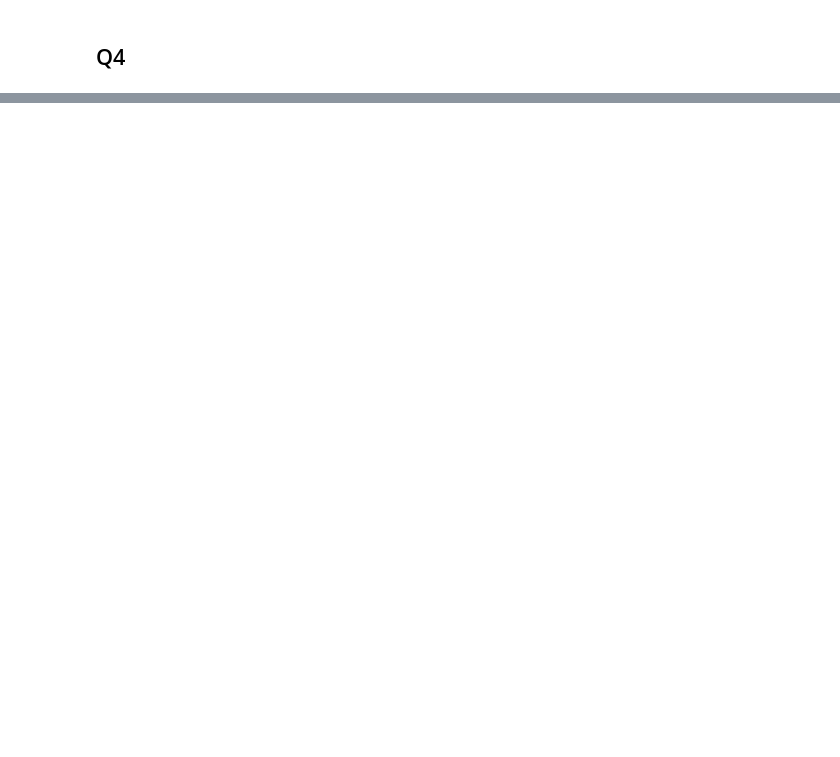
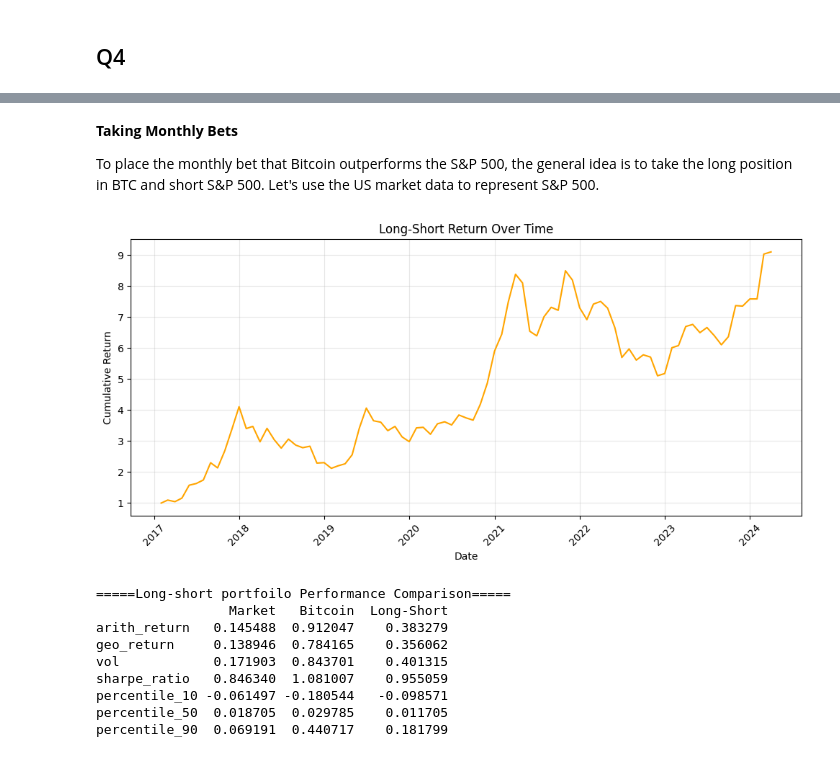
Before and after one commit to yeyechen/HKU-MFIN7037-QT, a Jupyter notebook: coursework_1.ipynb, the cells around one changed output, grey strips where cells are left out. Drawn from its saved outputs; the diff is of its cells as text; code cells hidden in the pictures; blank space fills up the shorter version.

```diff
--- a/coursework_1.ipynb
+++ b/coursework_1.ipynb
@@ -331,0 +376,47 @@ Notes:
+# %% [markdown]
+**Taking Monthly Bets**
+
+To place the monthly bet that Bitcoin outperforms the S&P 500, the general idea is to take the long position in BTC and short S&P 500. Let's use the US market data to represent S&P 500.
+# %%
+# constructing equal-weighted long-short portfolio returns
+portfolio_df = monthly_df.copy()
+portfolio_df['long_short_ret'] = 0.5*portfolio_df['btc_ret'] - 0.5*portfolio_df['mkt_ret']
+portfolio_df['long_short_cum_ret'] = (1 + portfolio_df['long_short_ret']).cumprod() - 1
+# %%
+# Plotting
+plt.figure(figsize=(10, 5))
+plt.plot(monthly_df.index, portfolio_df['long_short_cum_ret'] + 1, color='orange', linewidth=1.5)
+plt.title('Long-Short Return Over Time')
+plt.xlabel('Date')
+plt.ylabel('Cumulative Return')
+plt.grid(True, alpha=0.3)
+plt.xticks(rotation=45)
+plt.tight_layout()
+plt.show()
+
+print('=====Long-short portfoilo Performance Comparison=====')
+# Calculate statistics for both portfolios
+market_stats = calc_stats(monthly_df['mkt_ret'], periods_per_year=12)
+btc_stats = calc_stats(monthly_df['btc_ret'], periods_per_year=12)
+long_short_stats = calc_stats(portfolio_df['long_short_ret'], periods_per_year=12)
+
+# Create a DataFrame for comparison
+comparison_df = pd.DataFrame({
+    'Market': market_stats,
+    'Bitcoin': btc_stats,
+    'Long-Short': long_short_stats
+})
+
+# Print the comparison table
+print(comparison_df)
+# %% [output]
+[figure, added]
+=====Long-short portfoilo Performance Comparison=====
+                 Market   Bitcoin  Long-Short
+arith_return   0.145488  0.912047    0.383279
+geo_return     0.138946  0.784165    0.356062
+vol            0.171903  0.843701    0.401315
+sharpe_ratio   0.846340  1.081007    0.955059
+percentile_10 -0.061497 -0.180544   -0.098571
+percentile_50  0.018705  0.029785    0.011705
+percentile_90  0.069191  0.440717    0.181799
```
Also changed, not shown: parts of 38 cells of this notebook.
